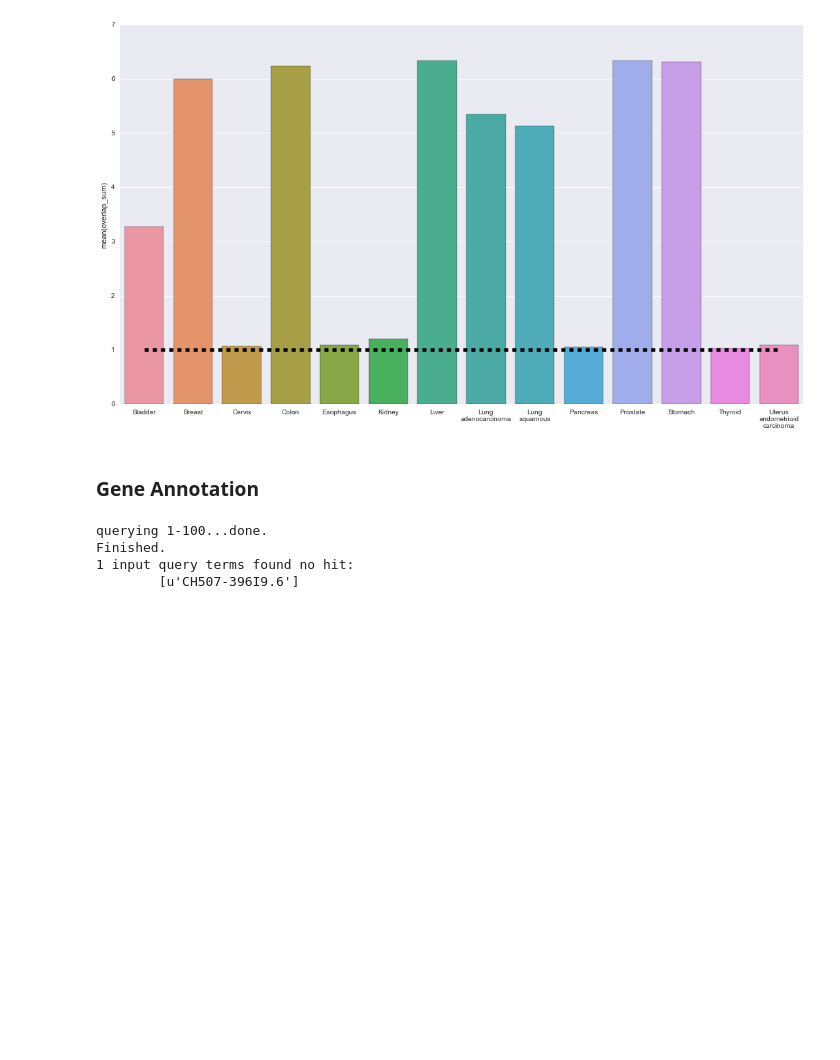
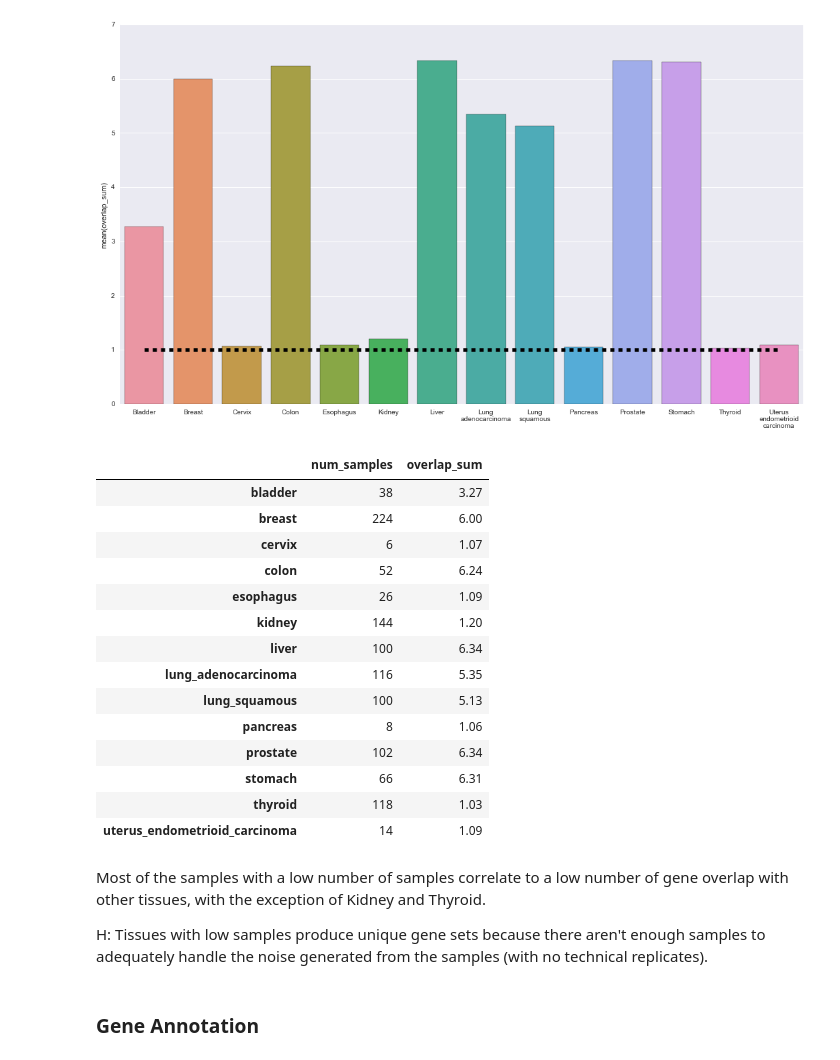
Before and after one commit to jvivian/rnaseq-recompute-analysis, a Jupyter notebook: notebooks/tcga-matched/Matched.ipynb, the cells around one changed output. Cells and saved outputs as stored; diff of their text form; code cells hidden in the pictures; blank space fills up the shorter version.

```diff
--- a/notebooks/tcga-matched/Matched.ipynb
+++ b/notebooks/tcga-matched/Matched.ipynb
@@ -92,4 +101,4 @@ pval = {x: results[x][results[x].pvalue < 0.001].index for x in [y.split('-')[0]
 Collect top significant genes for every tissue
 # %%
 n = 100
-top_hits = {x: set(results[x].head(n).index) for x in [y.split('-')[0] for y in result_paths]}
+top_hits = {x: results[x].head(n).index for x in [y.split('-')[0] for y in result_paths]}
@@ -98,7 +111,7 @@ Create 2D array of percentage overlap between all tissues
 # %%
 overlap = []
 for tissue in df.index:
-    overlap.append([float(len(top_hits[tissue].intersection(top_hits[x])))/n for x in df.index])
+    overlap.append([float(len(set(top_hits[tissue]).intersection(set(top_hits[x]))))/n for x in df.index])
 overlap = pd.DataFrame(overlap)
 overlap.index = label_fix(df.index)
 overlap.columns = label_fix(df.index)
@@ -128,5 +139,27 @@ sns.barplot(x=label_fix(df.index), y=df.overlap_sum, ax=ax)
 plt.plot([x for x in xrange(14)], [1 for x in xrange(14)], color='black', linestyle='dashed', linewidth=5);
 # %% [output]
 [figure]
+# %%
+df
+# %% [output]
+|  | num_samples | overlap_sum |
+| bladder | 38 | 3.27 |
+| breast | 224 | 6.00 |
+| cervix | 6 | 1.07 |
+| colon | 52 | 6.24 |
+| esophagus | 26 | 1.09 |
+| kidney | 144 | 1.20 |
+| liver | 100 | 6.34 |
+| lung_adenocarcinoma | 116 | 5.35 |
+| lung_squamous | 100 | 5.13 |
+| pancreas | 8 | 1.06 |
+| prostate | 102 | 6.34 |
+| stomach | 66 | 6.31 |
+| thyroid | 118 | 1.03 |
+| uterus_endometrioid_carcinoma | 14 | 1.09 |
+# %% [markdown]
+Most of the samples with a low number of samples correlate to a low number of gene overlap with other tissues, with the exception of Kidney and Thyroid.
+
+H: Tissues with low samples produce unique gene sets because there aren't enough samples to adequately handle the noise generated from the samples (with no technical replicates).
 # %% [markdown]
 ### Gene Annotation
@@ -142,10 +173,3 @@ def get_basic_gene_info(gene_list):
                         returnall=True,
                         as_dataframe=True,
                         size=1)
-# %%
-breast_basic = get_basic_gene_info(top_hits['breast'])
-# %% [output]
-querying 1-100...done.
-Finished.
-1 input query terms found no hit:
-        [u'CH507-396I9.6']
```
Also changed, not shown: parts of 14 cells of this notebook.
